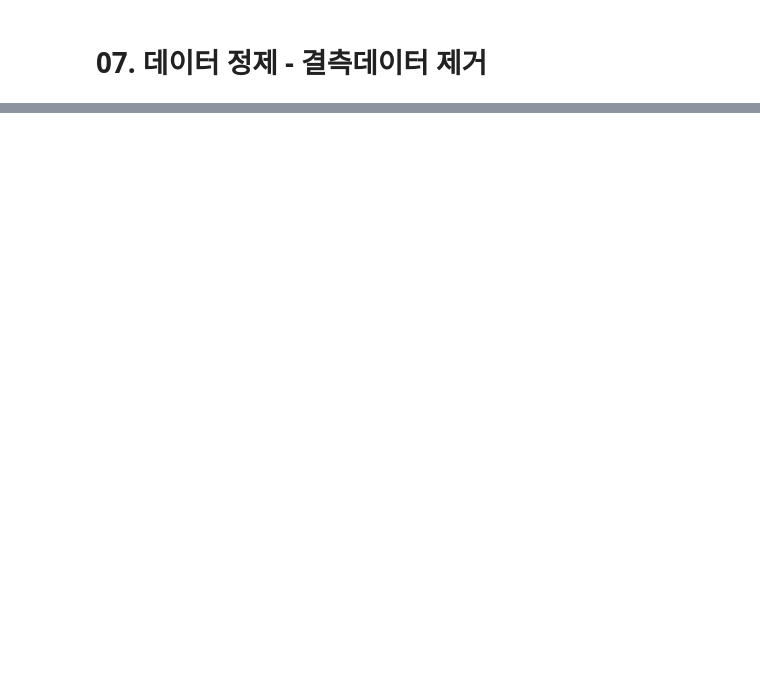
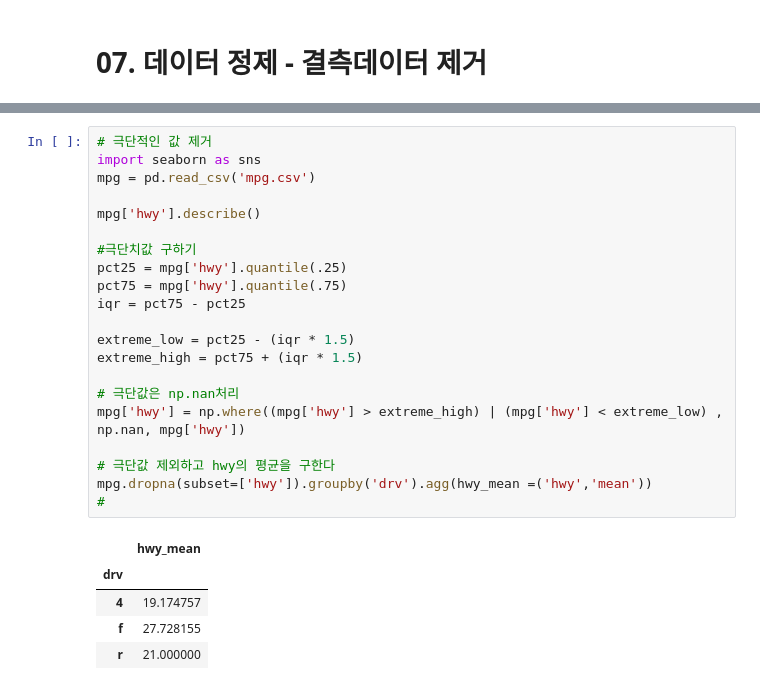
Before and after one commit to brave0duck/easy_python, a Jupyter notebook: z-07.ipynb, the cells around one changed output, grey strips where cells are left out. Drawn from its saved outputs; the diff is of its cells as text; blank space fills up the shorter version.

```diff
--- a/z-07.ipynb
+++ b/z-07.ipynb
@@ -37,0 +86,27 @@ exam
+# %%
+# 극단적인 값 제거
+import seaborn as sns
+mpg = pd.read_csv('mpg.csv')
+
+mpg['hwy'].describe()
+
+#극단치값 구하기
+pct25 = mpg['hwy'].quantile(.25)
+pct75 = mpg['hwy'].quantile(.75)
+iqr = pct75 - pct25
+
+extreme_low = pct25 - (iqr * 1.5)
+extreme_high = pct75 + (iqr * 1.5)
+
+# 극단값은 np.nan처리
+mpg['hwy'] = np.where((mpg['hwy'] > extreme_high) | (mpg['hwy'] < extreme_low) , np.nan, mpg['hwy'])
+
+# 극단값 제외하고 hwy의 평균을 구한다
+mpg.dropna(subset=['hwy']).groupby('drv').agg(hwy_mean =('hwy','mean'))
+#
+# %% [output]
+|  | hwy_mean |
+| drv |  |
+| 4 | 19.174757 |
+| f | 27.728155 |
+| r | 21.000000 |
```
Also changed, not shown: parts of 7 cells of this notebook.
